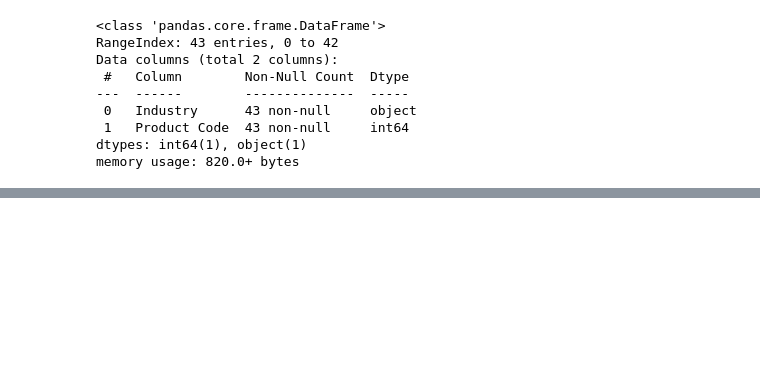
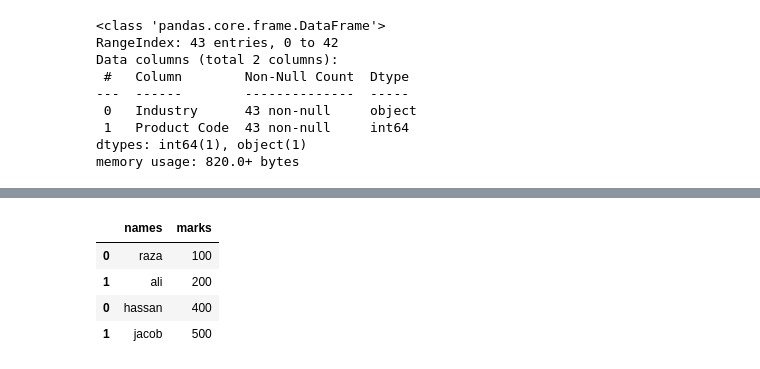
Before and after one commit to kirmani512/pandas_tutorial, a Jupyter notebook: pandas_intro.ipynb, the cells around one changed output, grey strips where cells are left out. Cells and saved outputs as stored; diff of their text form; code cells hidden in the pictures; blank space fills up the shorter version.

```diff
--- a/pandas_intro.ipynb
+++ b/pandas_intro.ipynb
@@ -255,0 +312,5 @@ memory usage: 820.0+ bytes
+# %%
+df3 = pd.DataFrame({
+    "names":["raza","ali"],
+    "marks" :[100,200]
+})
@@ -255,0 +323,5 @@ memory usage: 820.0+ bytes
+# %%
+df4 = pd.DataFrame({
+    "names":["hassan","jacob"],
+    "marks":[400,500]
+})
@@ -255,0 +334,8 @@ memory usage: 820.0+ bytes
+# %%
+pd.concat([df3,df4])
+# %% [output]
+|  | names | marks |
+| 0 | raza | 100 |
+| 1 | ali | 200 |
+| 0 | hassan | 400 |
+| 1 | jacob | 500 |
```
Also changed, not shown: parts of 14 cells of this notebook, 1 other file.
